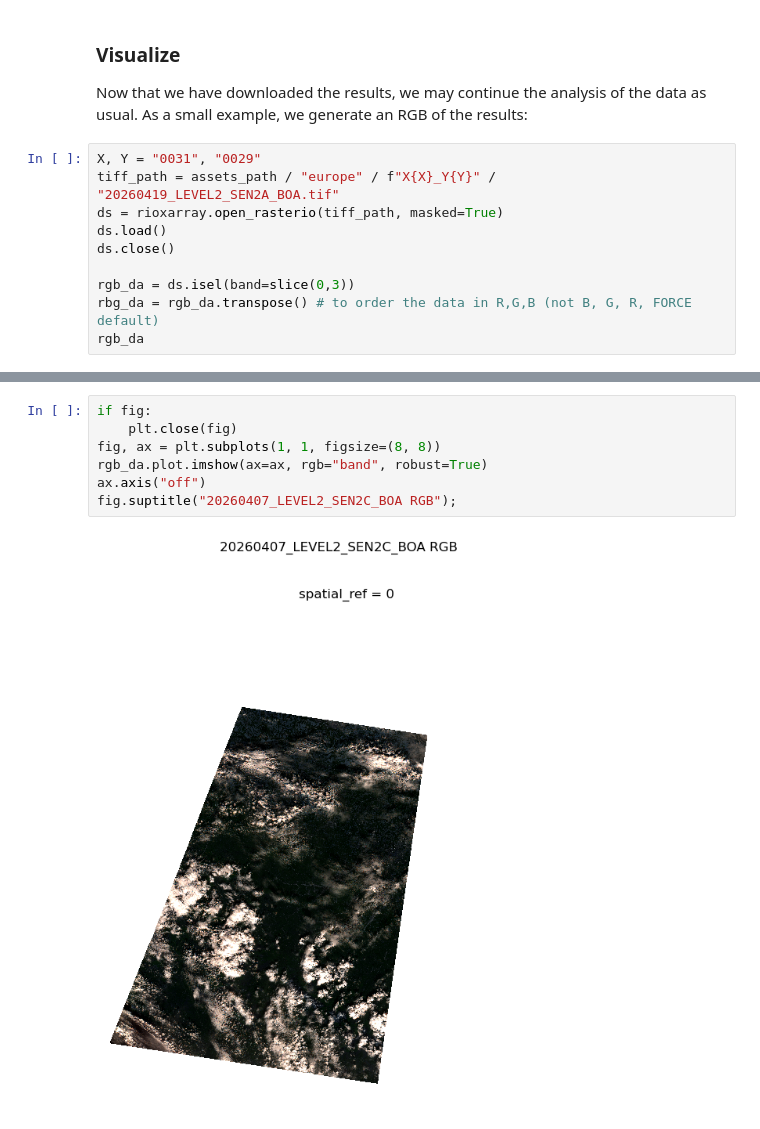
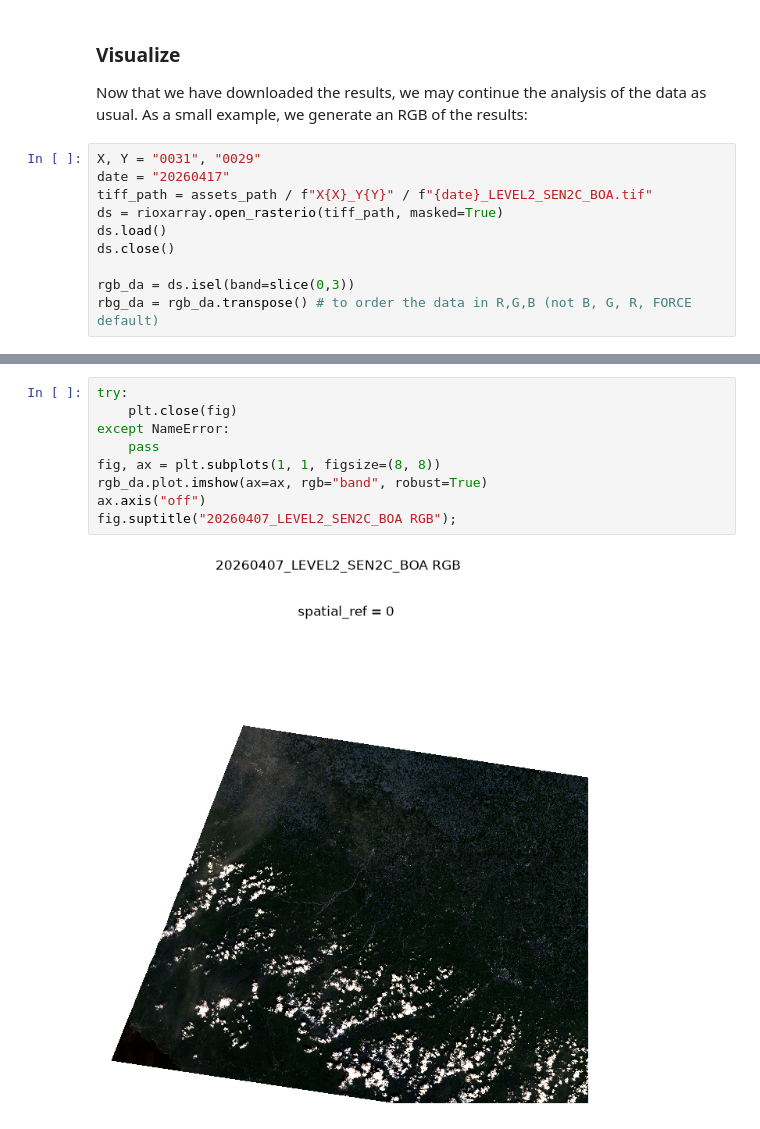
Before and after one commit to bcdev/apex-force-openeo, a Jupyter notebook: examples/run-level2-and-download/FORCE_level2_and_download_external_query.ipynb, the cells around one changed output, grey strips where cells are left out. Drawn from its saved outputs; the diff is of its cells as text.

```diff
--- a/examples/run-level2-and-download/FORCE_level2_and_download_external_query.ipynb
+++ b/examples/run-level2-and-download/FORCE_level2_and_download_external_query.ipynb
@@ -260,13 +244,13 @@ l2_results.download_files(assets_path)
 Now that we have downloaded the results, we may continue the analysis of the data as usual. As a small example, we generate an RGB of the results:
 # %%
 X, Y = "0031", "0029"
-tiff_path = assets_path / "europe" / f"X{X}_Y{Y}" / "20260419_LEVEL2_SEN2A_BOA.tif"
+date = "20260417"
+tiff_path = assets_path / f"X{X}_Y{Y}" / f"{date}_LEVEL2_SEN2C_BOA.tif"
 ds = rioxarray.open_rasterio(tiff_path, masked=True)
 ds.load()
 ds.close()
 
 rgb_da = ds.isel(band=slice(0,3))
 rbg_da = rgb_da.transpose() # to order the data in R,G,B (not B, G, R, FORCE default)
-rgb_da
 # %% [output]
 <xarray.DataArray (band: 3, y: 7500, x: 7500)> Size: 675MB
@@ -287,11 +271,13 @@ array([[[nan, nan, nan, ..., nan, nan, nan],
     add_offset:     0.0
     long_name:      ('BLUE', 'GREEN', 'RED', 'REDEDGE1', 'REDEDGE2', 'REDEDGE...
 # %%
-if fig:
+try:
     plt.close(fig)
+except NameError:
+    pass
 fig, ax = plt.subplots(1, 1, figsize=(8, 8))
 rgb_da.plot.imshow(ax=ax, rgb="band", robust=True)
 ax.axis("off")
 fig.suptitle("20260407_LEVEL2_SEN2C_BOA RGB");
 # %% [output]
-[figure, old version]
+[figure, new version]
```
Also changed, not shown: parts of 11 cells of this notebook.
